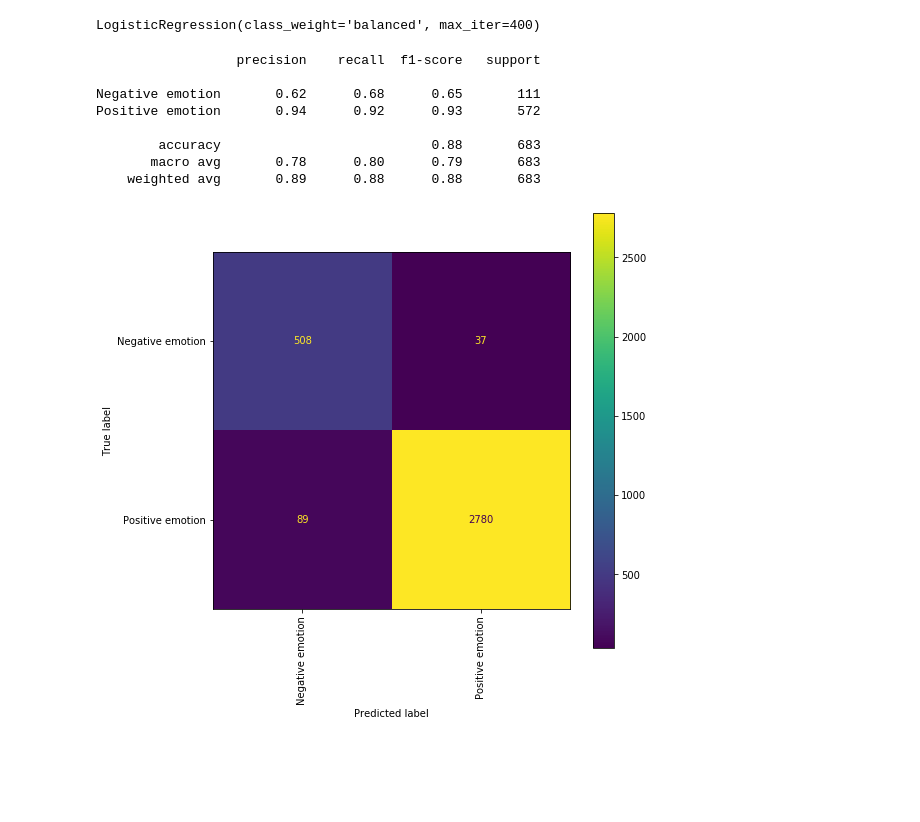
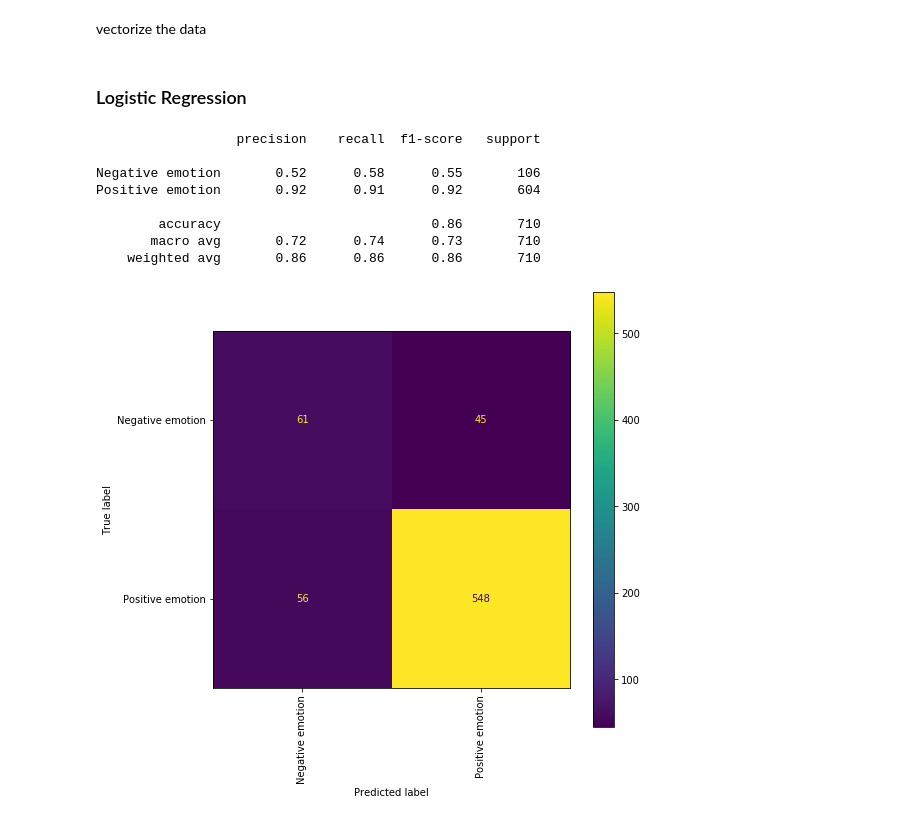
Before and after one commit to shsobieski/CustomerReviewSentiment, a Jupyter notebook: NLP.ipynb, the cells around one changed output. Drawn from its saved outputs; the diff is of its cells as text; code cells hidden in the pictures; blank space fills up the shorter version.

Commit message:
merged notebooks and added report function for model review

```diff
--- a/NLP.ipynb
+++ b/NLP.ipynb
@@ -94,0 +73,2 @@ tokens = pd.Series(tokens)
+# %%
+df.drop(inplace= True, index=6)
@@ -95,3 +191,5 @@ tokens = pd.Series(tokens)
+# %%
+df['tweet_text'] = df['tweet_text'].map(clean_lemmatize_token)
 # %%
 corpus = []
 for token in tokens:
@@ -132,14 +208,11 @@ data.head()
 # %%
-binary = data[(data['is_there_an_emotion_directed_at_a_brand_or_product'] == 'Negative emotion')|
-              (data['is_there_an_emotion_directed_at_a_brand_or_product'] == 'Positive emotion')]
+binary = df[(df['sentiment'] == 'Negative emotion')|
+            (df['sentiment'] == 'Positive emotion')]
+# %% [markdown]
+vectorize the data
 # %%
-logreg = LogisticRegression(solver= 'lbfgs', multi_class = 'auto',
-                            max_iter = 400, class_weight = 'balanced')
 vectorizer = CountVectorizer()
 X = vectorizer.fit_transform(binary['tweet_text'])
-Y = binary['is_there_an_emotion_directed_at_a_brand_or_product']
+Y = binary['sentiment']
 X_train, X_test, y_train, y_test = train_test_split(
     X, Y, test_size=0.2)
-logreg.fit(X_train,y_train)
-# %% [output]
-LogisticRegression(class_weight='balanced', max_iter=400)
@@ -149,15 +219,26 @@ report = classification_report(y_test, y_pred)
+# %% [markdown]
+### Logistic Regression
 # %%
+logreg = LogisticRegression(solver= 'lbfgs',
+                            multi_class = 'auto',
+                            max_iter = 400,
+                            class_weight = 'balanced')
+logreg.fit(X_train,y_train)
+
+y_pred = logreg.predict(X_test)
+report = classification_report(y_test, y_pred)
+
 fig, ax = plt.subplots(figsize= (8,8))
-plot_confusion_matrix(logreg, X, Y,
+plot_confusion_matrix(logreg, X_test, y_test,
                       ax=ax, xticks_rotation = 'vertical')
 print(report)
 # %% [output]
                   precision    recall  f1-score   support
 
-Negative emotion       0.62      0.68      0.65       111
-Positive emotion       0.94      0.92      0.93       572
+Negative emotion       0.52      0.58      0.55       106
+Positive emotion       0.92      0.91      0.92       604
 
-        accuracy                           0.88       683
-       macro avg       0.78      0.80      0.79       683
-    weighted avg       0.89      0.88      0.88       683
+        accuracy                           0.86       710
+       macro avg       0.72      0.74      0.73       710
+    weighted avg       0.86      0.86      0.86       710
-[figure, old version]
+[figure, new version]
```
Also changed, not shown: parts of 46 cells of this notebook, 3 other files.
